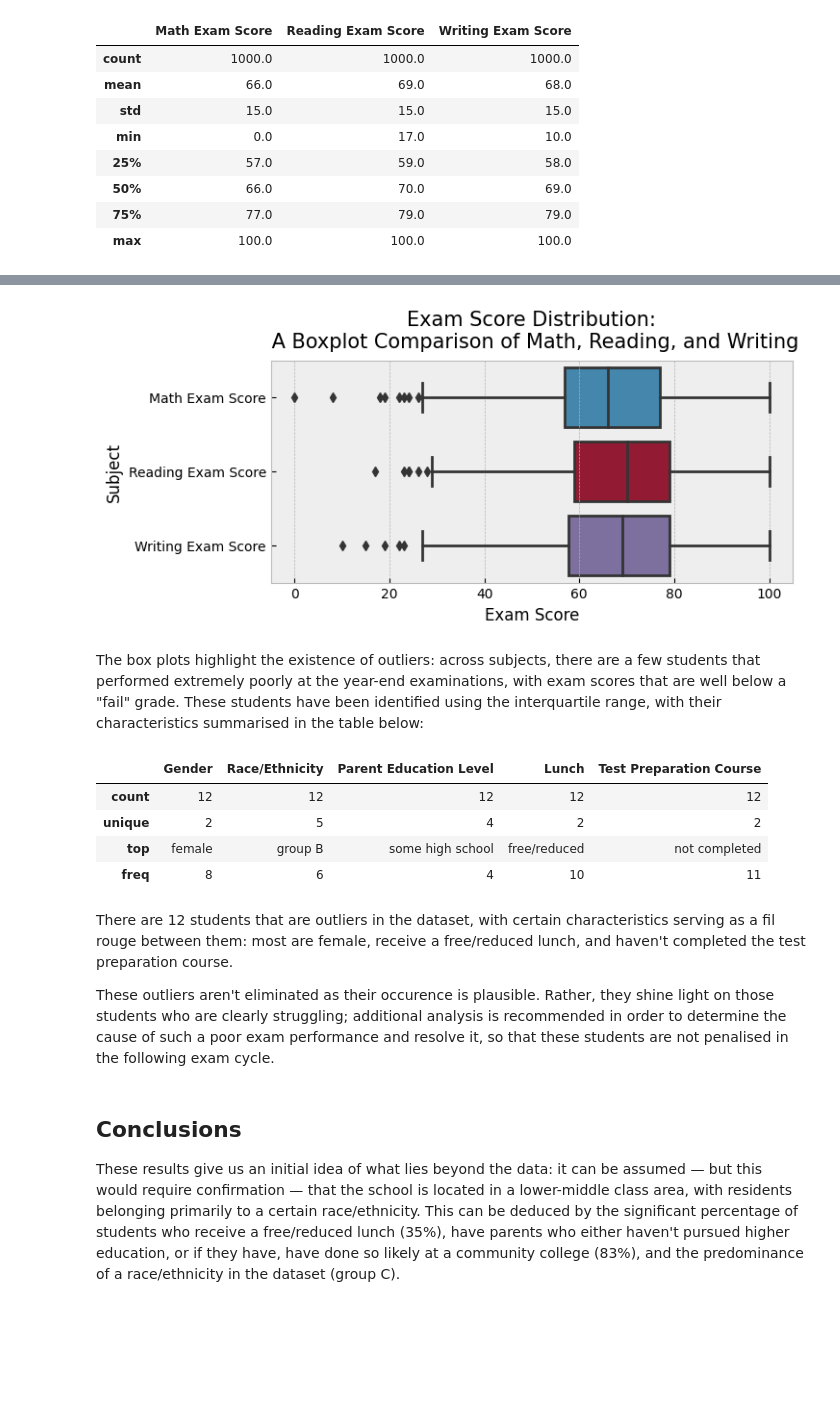
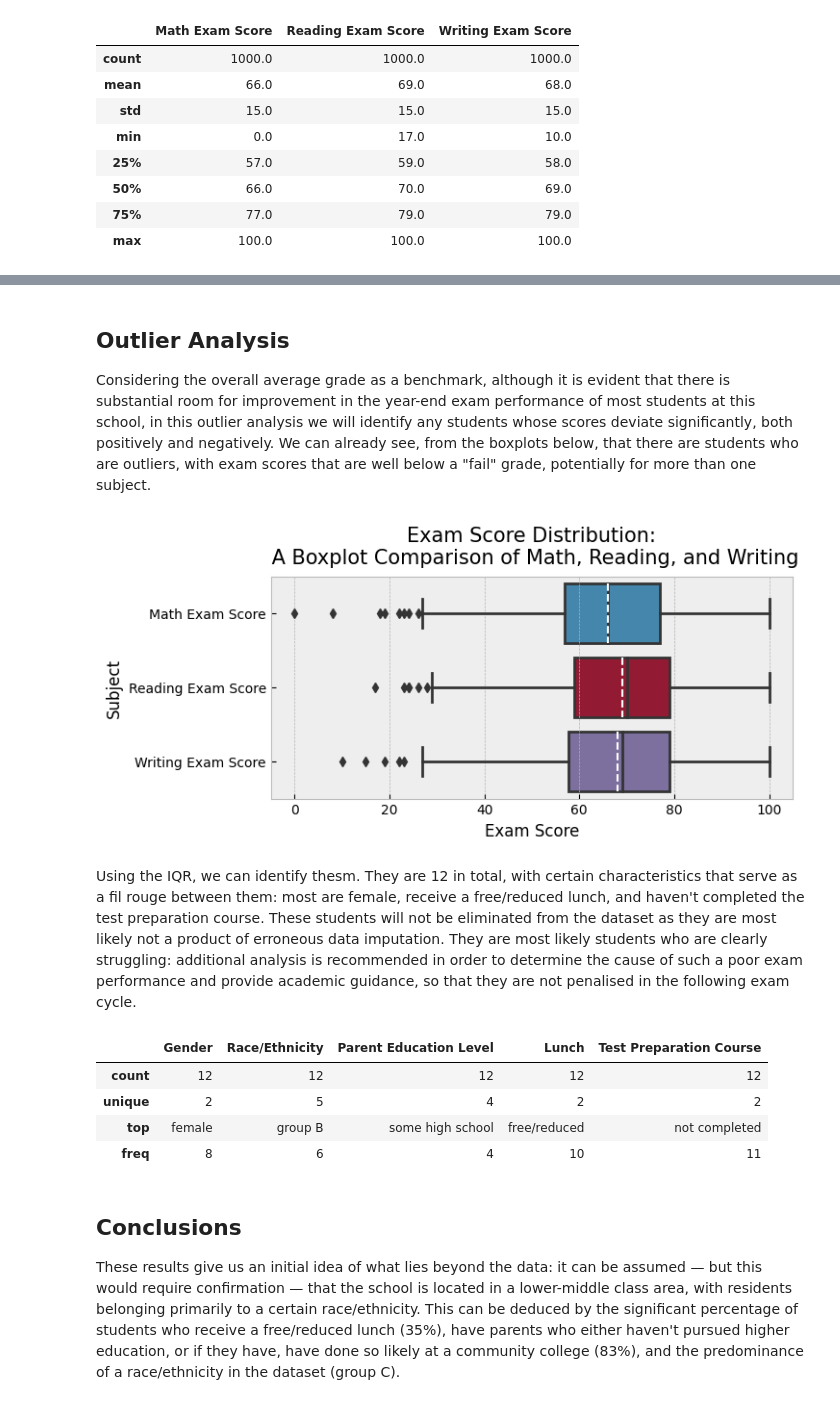
Before and after one commit to Dora-Cordero/DataCamp-Projects, a Jupyter notebook: notebook.ipynb, the cells around one changed output, grey strips where cells are left out. Saved outputs shown, nothing was run; the diff lists cells and outputs as text; code cells hidden in the pictures; blank space fills up the shorter version.

```diff
--- a/notebook.ipynb
+++ b/notebook.ipynb
@@ -164,15 +153,17 @@ Nevertheless, assuming that the exam scores are classified according to the Amer
-# %%
-#Plotting a histogram for the three numeric variables to visualize the summary stats.
-fig = plt.figure(figsize = (7,3))
-sns.boxplot(numeric_vars, orient = "h")
-plt.ylabel("Subject")
-plt.xlabel("Exam Score")
-plt.title("Exam Score Distribution:\n A Boxplot Comparison of Math, Reading, and Writing", fontsize = 15, y =1.02)
-plt.show()
-# %% [output]
-[figure, old version]
 # %% [markdown]
-The box plots highlight the existence of outliers: across subjects, there are a few students that performed extremely poorly at the year-end examinations, with exam scores that are well below a "fail" grade. These students have been identified using the interquartile range, with their characteristics summarised in the table below:
+## Outlier Analysis
+
+Considering the overall average grade as a benchmark, although it is evident that there is substantial room for improvement in the year-end exam performance of most students at this school, in this outlier analysis we will identify any students whose scores deviate significantly, both positively and negatively. We can already see, from the boxplots below, that there are students who are outliers, with exam scores that are well below a "fail" grade, potentially for more than one subject.
+# %%
+#Plotting a histogram for the three numeric variables to visualize the summary stats.
+fig = plt.figure(figsize = (7,3))
+sns.boxplot(numeric_vars, orient = "h", showmeans = True, meanline = True,meanprops = dict(color = "white", linewidth = 1.5))
+plt.ylabel("Subject")
+plt.xlabel("Exam Score")
+plt.title("Exam Score Distribution:\n A Boxplot Comparison of Math, Reading, and Writing", fontsize = 15, y =1.02)
+plt.show()
+# %% [output]
+[figure, new version]
 # %%
 #IQR math
 iqr_math = iqr(exam_data["Math Exam Score"])
@@ -191,18 +182,16 @@ ut_reading= np.quantile(exam_data["Reading Exam Score"], 0.75) + 1.5 * iqr_readi
 outliers = exam_data[(exam_data["Math Exam Score"] < lt_math) | (exam_data["Math Exam Score"] > ut_math) |
          (exam_data["Writing Exam Score"] < lt_writing) | (exam_data["Writing Exam Score"] > ut_writing) |
          (exam_data["Reading Exam Score"] < lt_reading) | (exam_data["Reading Exam Score"] > ut_reading) ]
-# %%
-outliers.describe(exclude = [np.number])
-# %% [output]
-|  | Gender | Race/Ethnicity | Parent Education Level | Lunch | Test Preparation Course |
-| count | 12 | 12 | 12 | 12 | 12 |
-| unique | 2 | 5 | 4 | 2 | 2 |
-| top | female | group B | some high school | free/reduced | not completed |
-| freq | 8 | 6 | 4 | 10 | 11 |
 # %% [markdown]
-There are 12 students that are outliers in the dataset, with certain characteristics serving as a fil rouge between them: most are female, receive a free/reduced lunch, and haven't completed the test preparation course.
-
-These outliers aren't eliminated as their occurence is plausible. Rather, they shine light on those students who are clearly struggling; additional analysis is recommended in order to determine the cause of such a poor exam performance and resolve it, so that these students are not penalised in the following exam cycle.
+Using the IQR, we can identify thesm. They are 12 in total, with certain characteristics that serve as a fil rouge between them: most are female, receive a free/reduced lunch, and haven't completed the test preparation course. These students will not be eliminated from the dataset as they are most likely not a product of erroneous data imputation. They are most likely students who are clearly struggling: additional analysis is recommended in order to determine the cause of such a poor exam performance and provide academic guidance, so that they are not penalised in the following exam cycle.
+# %%
+outliers.describe(exclude = [np.number])
+# %% [output]
+|  | Gender | Race/Ethnicity | Parent Education Level | Lunch | Test Preparation Course |
+| count | 12 | 12 | 12 | 12 | 12 |
+| unique | 2 | 5 | 4 | 2 | 2 |
+| top | female | group B | some high school | free/reduced | not completed |
+| freq | 8 | 6 | 4 | 10 | 11 |
 # %% [markdown]
 ## Conclusions
 These results give us an initial idea of what lies beyond the data: it can be assumed — but this would require confirmation — that the school is located in a lower-middle class area, with residents belonging primarily to a certain race/ethnicity. This can be deduced by the significant percentage of students who receive a free/reduced lunch (35%), have parents who either haven't pursued higher education, or if they have, have done so likely at a community college (83%), and the predominance of a race/ethnicity in the dataset (group C).
```
Also changed, not shown: parts of 28 cells of this notebook.
